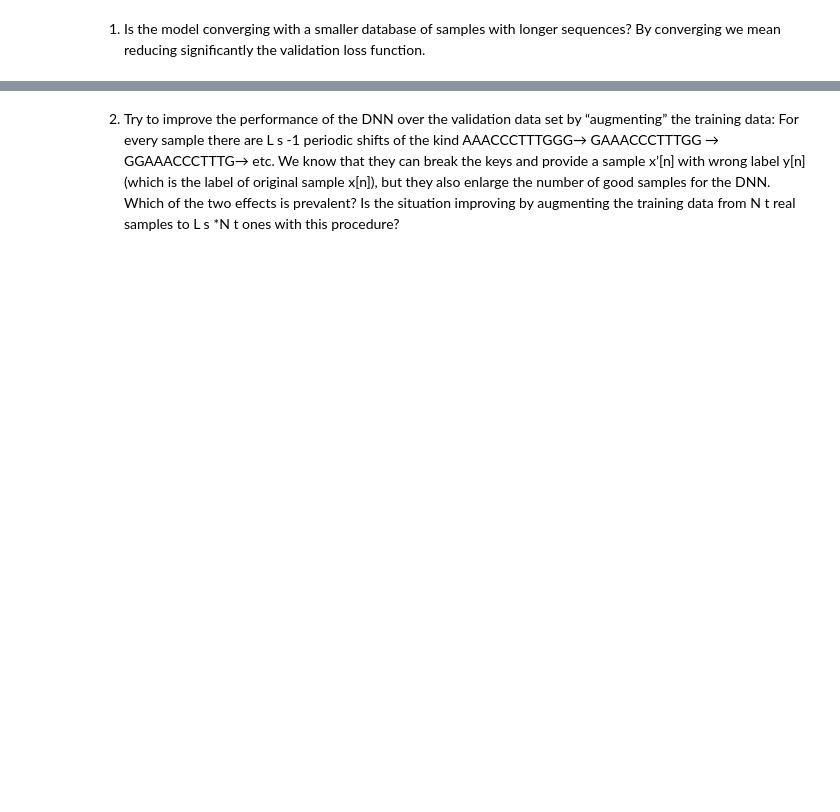
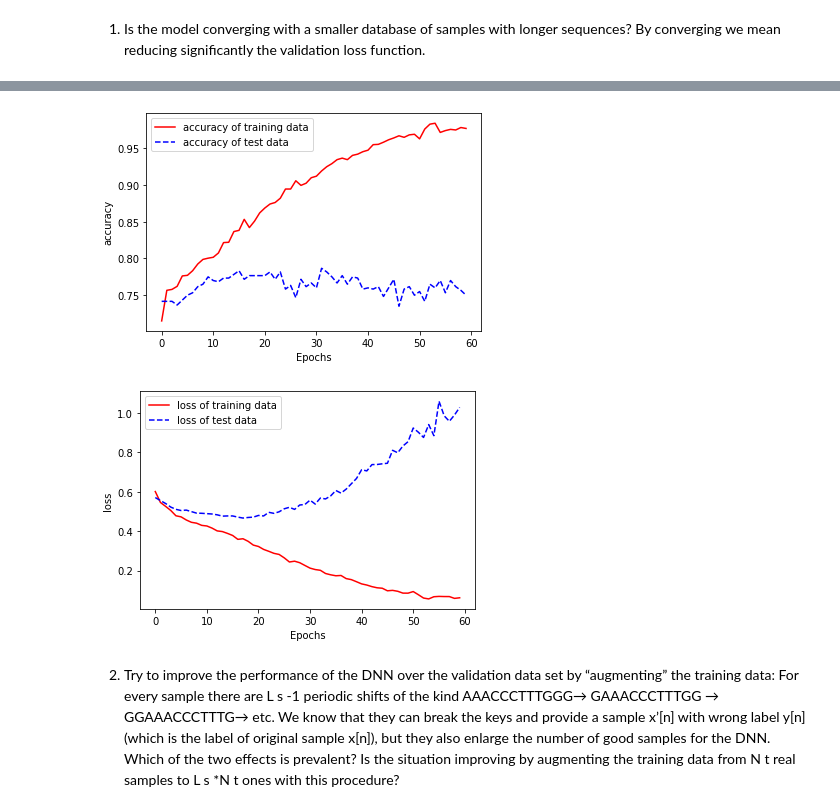
Before and after one commit to eigen-carmona/mlreview_notebooks, a Jupyter notebook: jupyter_notebooks/exercises/GitPush_exercise2.ipynb, the cells around one changed output, grey strips where cells are left out. Saved outputs shown, nothing was run; the diff lists cells and outputs as text; code cells hidden in the pictures; blank space fills up the shorter version.

Commit message:
Using Saverio's functions

```diff
--- a/jupyter_notebooks/exercises/GitPush_exercise2.ipynb
+++ b/jupyter_notebooks/exercises/GitPush_exercise2.ipynb
@@ -170,0 +156,25 @@ print(model.summary())
+# %%
+np.random.seed(123)
+
+# I MADE THE SAME TRAINING IMPLEMENTING 3 FUNCTIONS
+# layer_i is an array representing a hidden layer used to create a neural network:
+# layer_i = [nodes, activation, dropout_ratio]
+# hidden_layers is a array of the hidden layers
+layer_1 = [L/2, 'relu', 0]
+layer_2 = [L/4, 'relu', .2]
+hidden_layers = [layer_1,layer_2]
+
+
+#  x
+#  x
+#  x     h
+#  x     h
+#  x     h     h    o (0,1)
+#  x     h
+#  x
+#  x
+#             drop
+
+model = createmodel(L,hidden_layers)
+
+print(model.summary())
@@ -171,11 +199,6 @@ print(model.summary())
 # %%
-opt1 = SGD(learning_rate=0.01, momentum=0.9, nesterov= True)
+# Chosen optimization
+opt = SGD(learning_rate=0.01, momentum=0.9, nesterov= True)
 
-model.compile(loss='binary_crossentropy',
-              optimizer=opt1,
-              metrics=['accuracy'])
-
-fit = model.fit(x_train, y_train,
-                epochs = 60, batch_size = 50,
-                validation_data = (x_test,y_test),
-                shuffle = True)
+fit = trainmodel(model, opt, x_train, y_train,
+           epochs=60, batch_size=50, validation_data= (x_test, y_test))
@@ -191,3 +223,8 @@ for obs in ('accuracy', 'loss'):
+# %%
+plotmodel(fit)
+# %% [output]
+[figure, added]
+[figure, added]
 # %% [markdown]
 2. Try to improve the performance of the DNN over the validation data set by “augmenting”
 the training data: For every sample there are L s -1 periodic shifts of the kind
```
Also changed, not shown: parts of 19 cells of this notebook.
